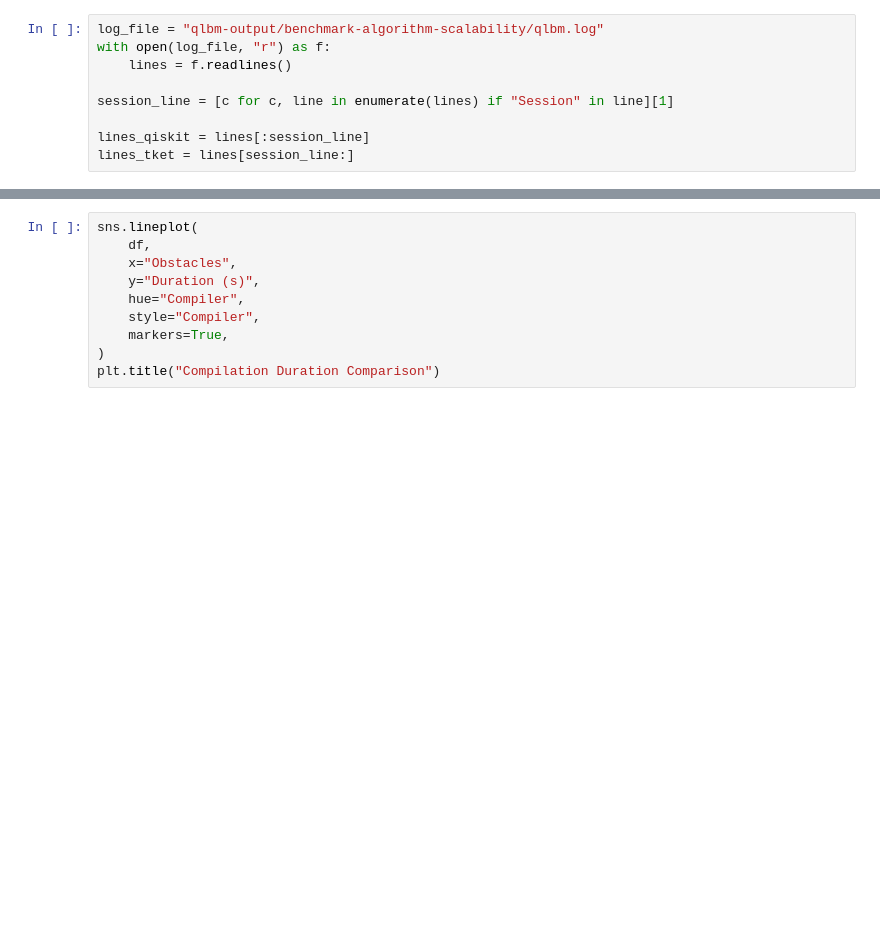
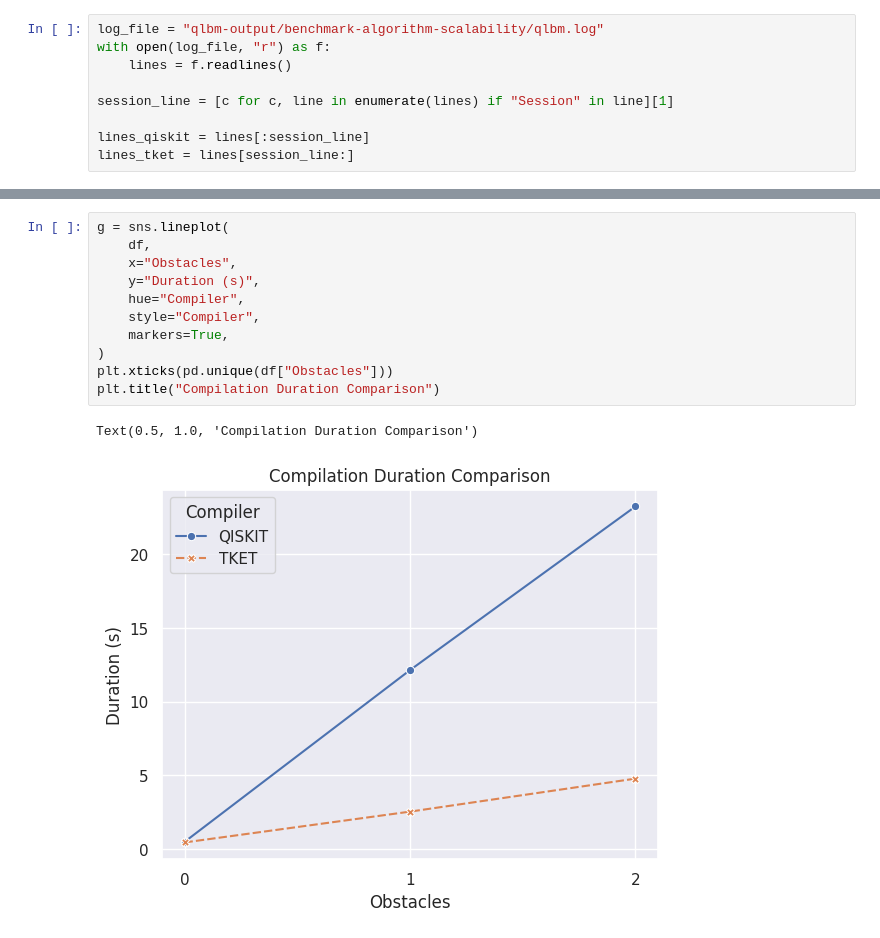
Before and after one commit to QCFD-Lab/qlbm, a Jupyter notebook: demos/benchmarks/algorithm_scalability.ipynb, the cells around one changed output, grey strips where cells are left out. Saved outputs shown, nothing was run; the diff lists cells and outputs as text; blank space fills up the shorter version.

```diff
--- a/demos/benchmarks/algorithm_scalability.ipynb
+++ b/demos/benchmarks/algorithm_scalability.ipynb
@@ -217,10 +243,14 @@ plt.title("Compilation Gate Comparison")
 # %%
-sns.lineplot(
+g = sns.lineplot(
     df,
     x="Obstacles",
     y="Duration (s)",
     hue="Compiler",
     style="Compiler",
     markers=True,
 )
+plt.xticks(pd.unique(df["Obstacles"]))
 plt.title("Compilation Duration Comparison")
+# %% [output]
+Text(0.5, 1.0, 'Compilation Duration Comparison')
+[figure, added]
```
Also changed, not shown: parts of 9 cells of this notebook, 19 other files.
